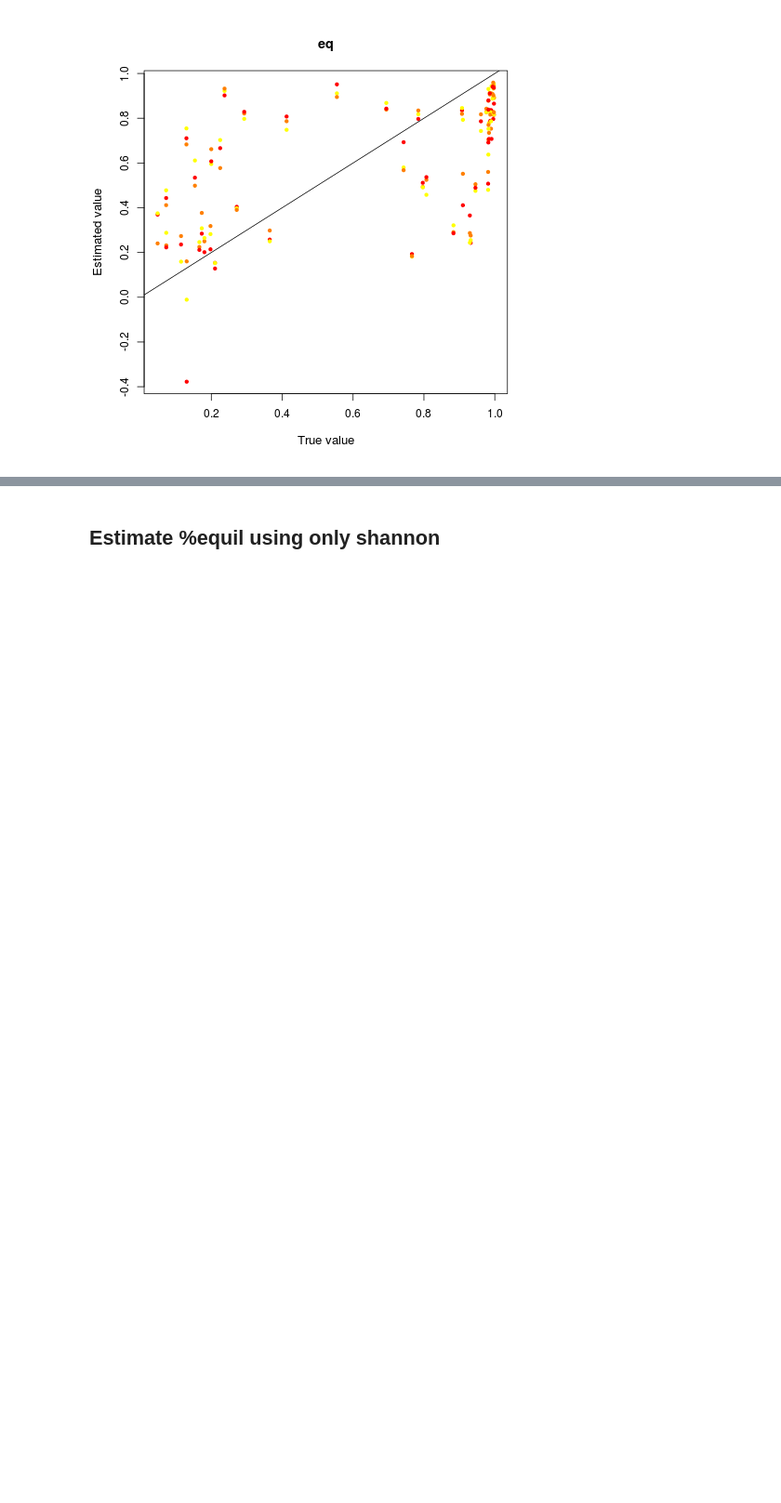
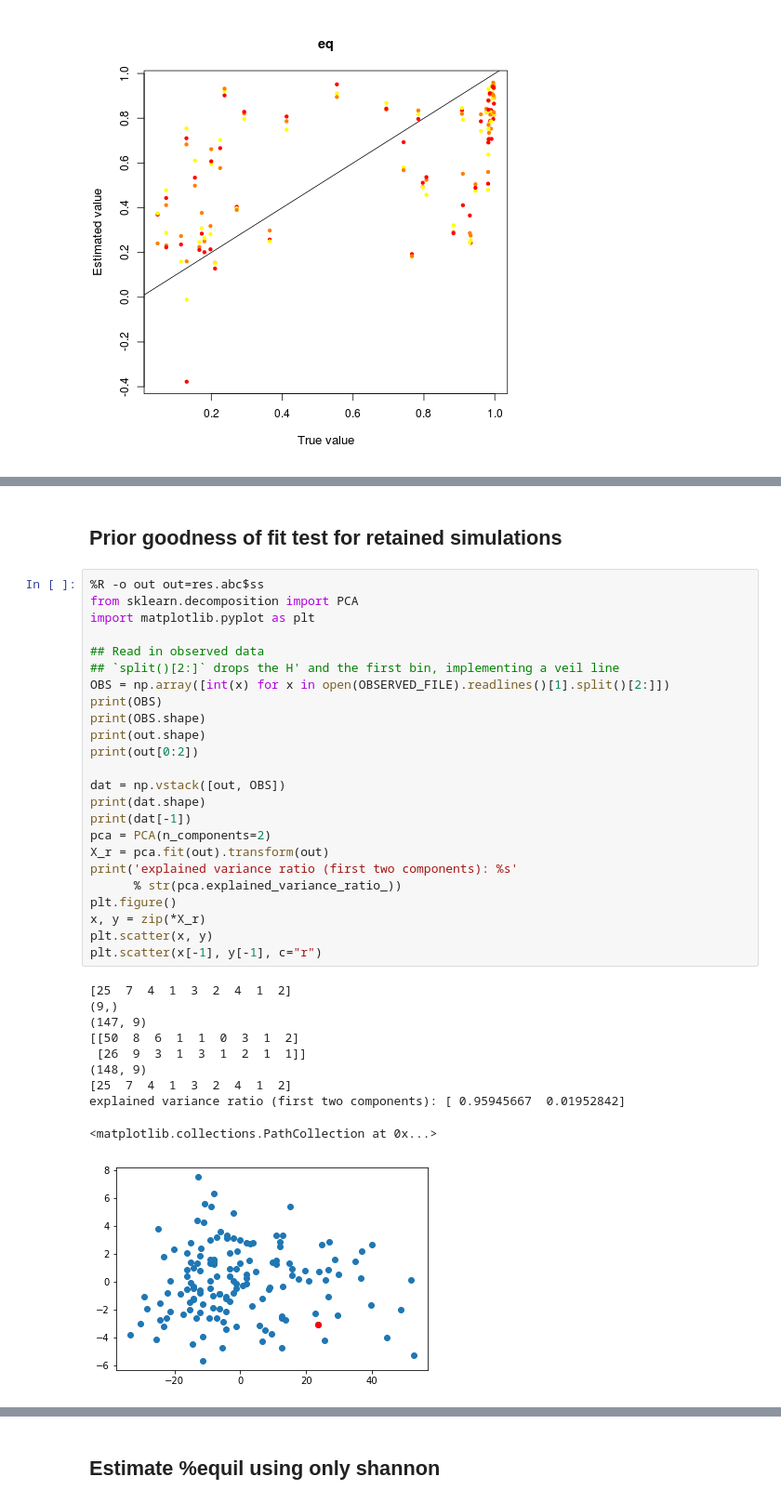
Before and after one commit to isaacovercast/gimmeSAD, a Jupyter notebook: ipython-notebooks/spider_postflight.ipynb, the cells around one changed output, grey strips where cells are left out. Shown: that part at 93% size. Cells and saved outputs as stored; diff of their text form; blank space fills up the shorter version.

```diff
--- a/ipython-notebooks/spider_postflight.ipynb
+++ b/ipython-notebooks/spider_postflight.ipynb
@@ -338,0 +374,37 @@ Max.:                   1.36609204
+# %% [markdown]
+## Prior goodness of fit test for retained simulations
+# %%
+%R -o out out=res.abc$ss
+from sklearn.decomposition import PCA
+import matplotlib.pyplot as plt
+
+## Read in observed data
+## `split()[2:]` drops the H' and the first bin, implementing a veil line
+OBS = np.array([int(x) for x in open(OBSERVED_FILE).readlines()[1].split()[2:]])
+print(OBS)
+print(OBS.shape)
+print(out.shape)
+print(out[0:2])
+
+dat = np.vstack([out, OBS])
+print(dat.shape)
+print(dat[-1])
+pca = PCA(n_components=2)
+X_r = pca.fit(out).transform(out)
+print('explained variance ratio (first two components): %s'
+      % str(pca.explained_variance_ratio_))
+plt.figure()
+x, y = zip(*X_r)
+plt.scatter(x, y)
+plt.scatter(x[-1], y[-1], c="r")
+# %% [output]
+[25  7  4  1  3  2  4  1  2]
+(9,)
+(147, 9)
+[[50  8  6  1  1  0  3  1  2]
+ [26  9  3  1  3  1  2  1  1]]
+(148, 9)
+[25  7  4  1  3  2  4  1  2]
+explained variance ratio (first two components): [ 0.95945667  0.01952842]
+<matplotlib.collections.PathCollection at 0x...>
+[figure, added]
```
Also changed, not shown: parts of 11 cells of this notebook, 2 other files.
